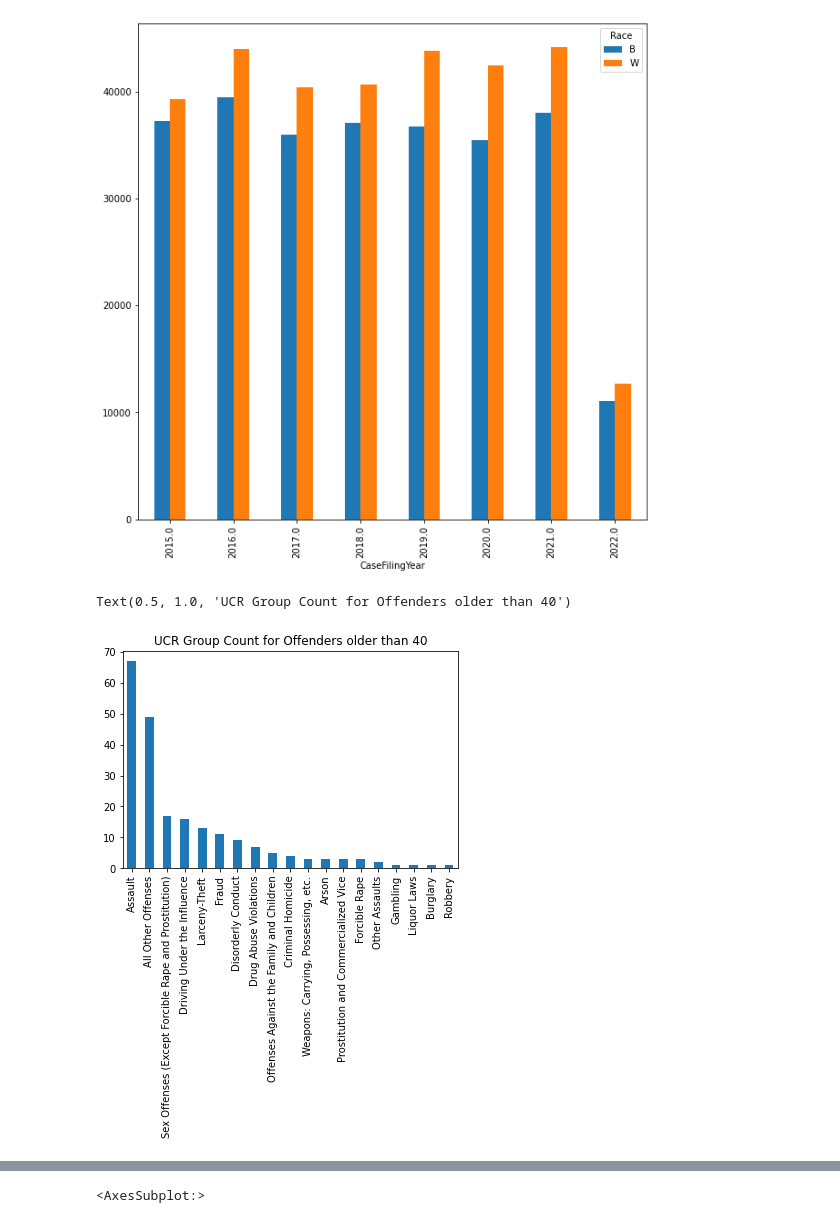
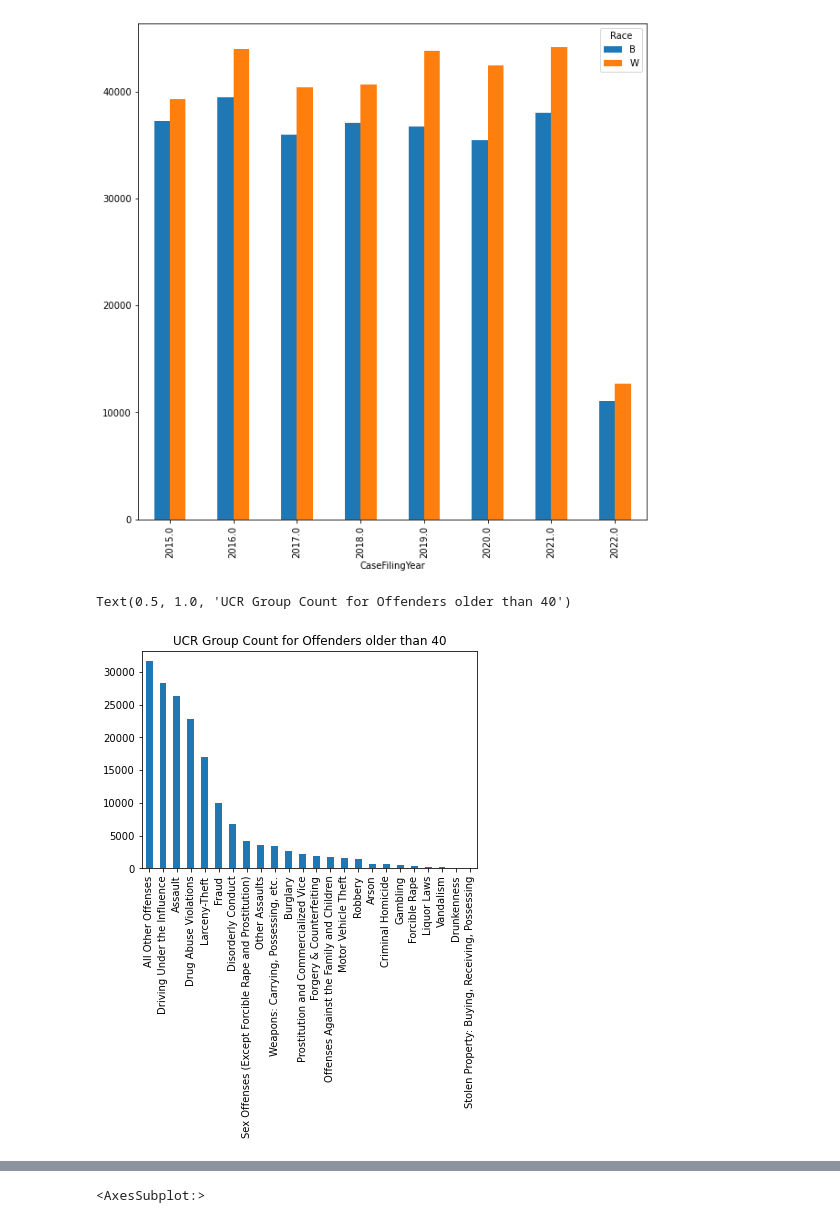
Before and after one commit to souravray97/Criminal-Justice-Analysis, a Jupyter notebook: CCD-EDA.ipynb, the cells around one changed output, grey strips where cells are left out. Saved outputs shown, nothing was run; the diff lists cells and outputs as text; code cells hidden in the pictures.

```diff
--- a/CCD-EDA.ipynb
+++ b/CCD-EDA.ipynb
@@ -196,13 +196,13 @@ fig1
 <AxesSubplot:xlabel='CaseFilingYear'>
 [figure]
 # %%
-age_gtr_40 = ccd.loc[ccd['Age'] > 80]
+age_gtr_40 = ccd.loc[ccd['Age'] > 40]
 ucr_count = age_gtr_40['UCRGroup'].value_counts()
 ax1 = ucr_count.plot(kind = 'bar')
 ax1.set_title("UCR Group Count for Offenders older than 40")
 # %% [output]
 Text(0.5, 1.0, 'UCR Group Count for Offenders older than 40')
-[figure, old version]
+[figure, new version]
 # %%
 obj_cols = list(ccd.select_dtypes(include = 'object'))
 # %%
```
